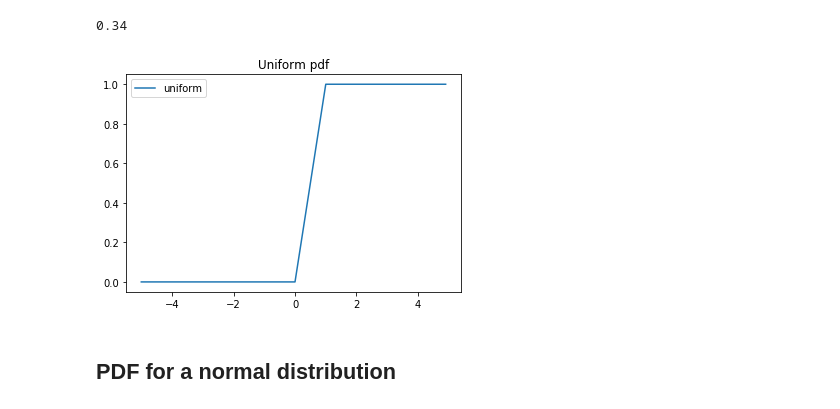
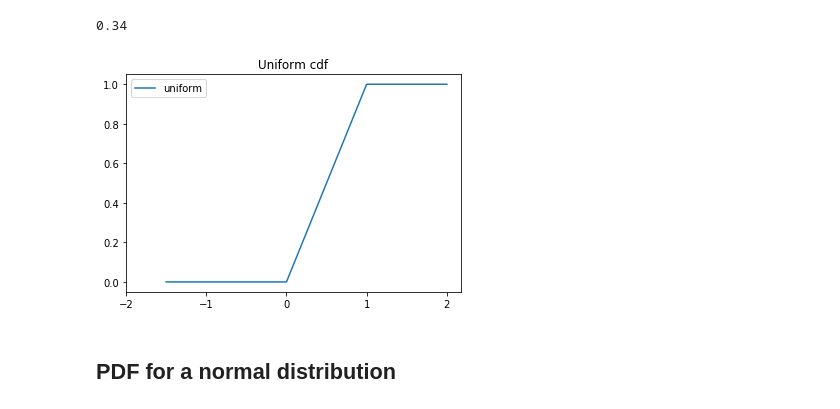
Before and after one commit to ksatola/data-science-from-scratch, a Jupyter notebook: 06_Probability.ipynb, the cells around one changed output. Saved outputs shown, nothing was run; the diff lists cells and outputs as text; code cells hidden in the pictures.

```diff
--- a/06_Probability.ipynb
+++ b/06_Probability.ipynb
@@ -71,16 +101,17 @@ uniform_cdf(0.34)
 # %%
 import matplotlib.pyplot as plt
 %matplotlib inline
 
-xs = [x / 10 for x in range(-50, 50)]
+xs = [x / 2 for x in range(-3, 5)]
 
 plt.plot(xs,[uniform_cdf(x) for x in xs],'-',label='uniform')
+plt.xticks(range(-2, 3))
 plt.legend()
-plt.title("Uniform pdf")
-plt.savefig('images/uniform_pdf.png')
+plt.title("Uniform cdf")
+plt.savefig('images/uniform_cdf.png')
 plt.show()
 # %% [output]
-[figure, old version]
+[figure, new version]
 # %% [markdown]
 ## PDF for a normal distribution
 # %% [markdown]
```
Also changed, not shown: parts of 11 cells of this notebook, 3 other files.
